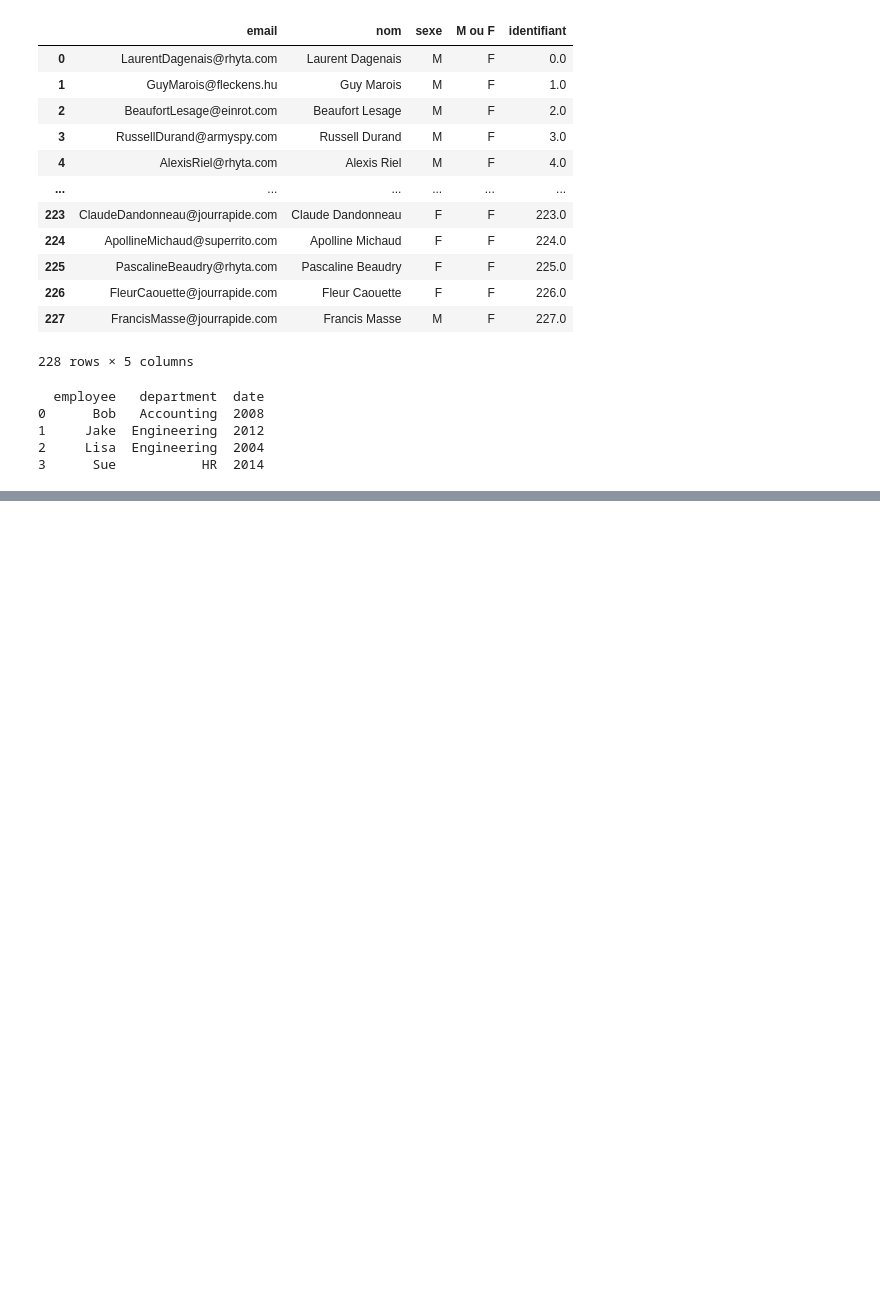
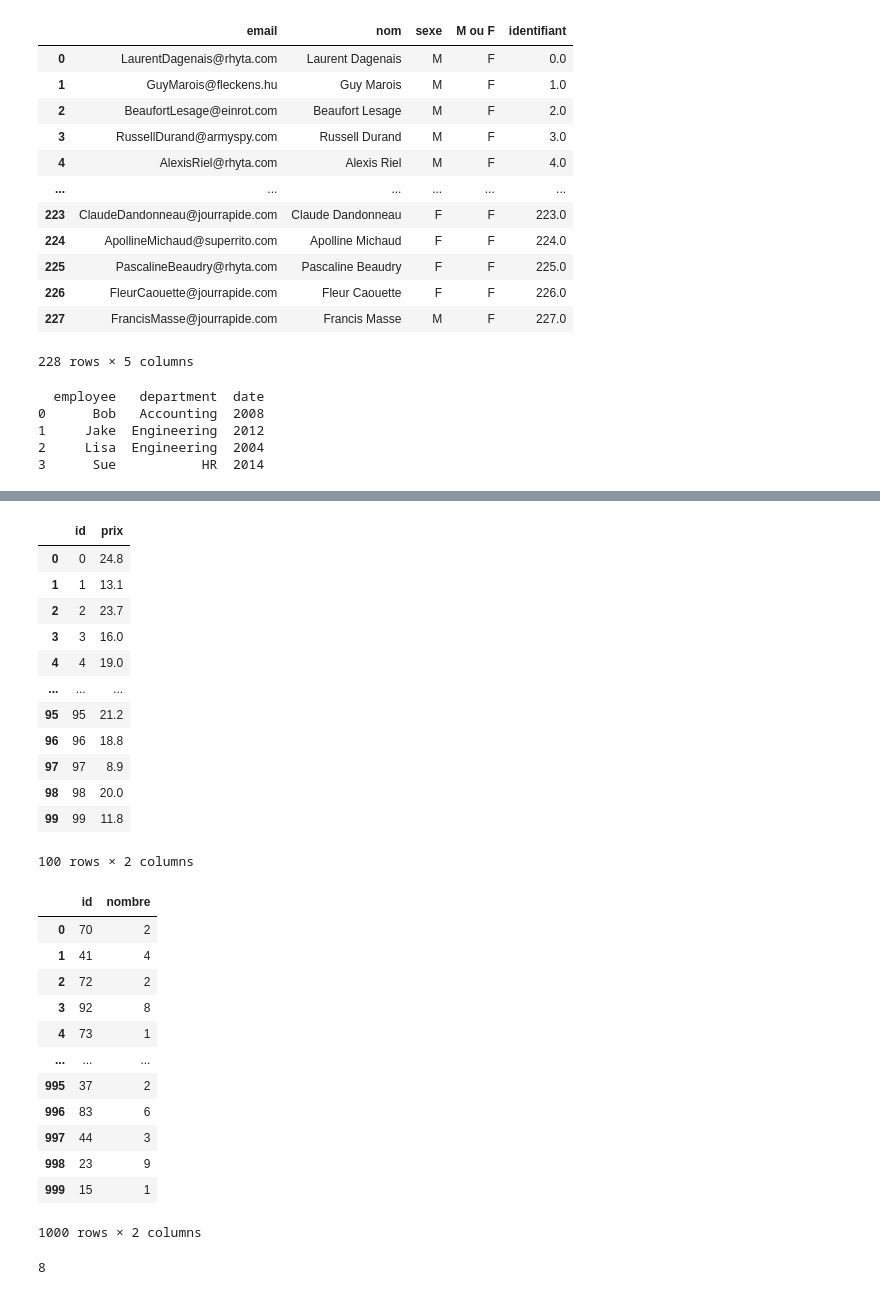
Before and after one commit to Charlot-DEDJINOU/Data-scientist, a Jupyter notebook: Les librairies Python pour la Data Science/pandas.ipynb, the cells around one changed output, grey strips where cells are left out. Saved outputs shown, nothing was run; the diff lists cells and outputs as text; code cells hidden in the pictures; blank space fills up the shorter version.

```diff
--- a/Les librairies Python pour la Data Science/pandas.ipynb
+++ b/Les librairies Python pour la Data Science/pandas.ipynb
@@ -251,0 +296,42 @@ print(df3)
+# %%
+produits = pd.read_csv('../data/produits.csv')
+commandes = pd.read_csv('../data/commande.csv')
+
+display(produits)
+display(commandes)
+
+data = pd.merge(commandes , produits , on='id')
+
+data = data.groupby('id').agg({'nombre' : 'sum' , 'prix' : 'max'})
+
+data['revenu'] = data['nombre'] * data['prix']
+
+data['revenu'].argmax()
+# %% [output]
+|  | id | prix |
+| 0 | 0 | 24.8 |
+| 1 | 1 | 13.1 |
+| 2 | 2 | 23.7 |
+| 3 | 3 | 16.0 |
+| 4 | 4 | 19.0 |
+| ... | ... | ... |
+| 95 | 95 | 21.2 |
+| 96 | 96 | 18.8 |
+| 97 | 97 | 8.9 |
+| 98 | 98 | 20.0 |
+| 99 | 99 | 11.8 |
+100 rows × 2 columns
+|  | id | nombre |
+| 0 | 70 | 2 |
+| 1 | 41 | 4 |
+| 2 | 72 | 2 |
+| 3 | 92 | 8 |
+| 4 | 73 | 1 |
+| ... | ... | ... |
+| 995 | 37 | 2 |
+| 996 | 83 | 6 |
+| 997 | 44 | 3 |
+| 998 | 23 | 9 |
+| 999 | 15 | 1 |
+1000 rows × 2 columns
+8
```
Also changed, not shown: parts of 4 cells of this notebook, 3 other files.
